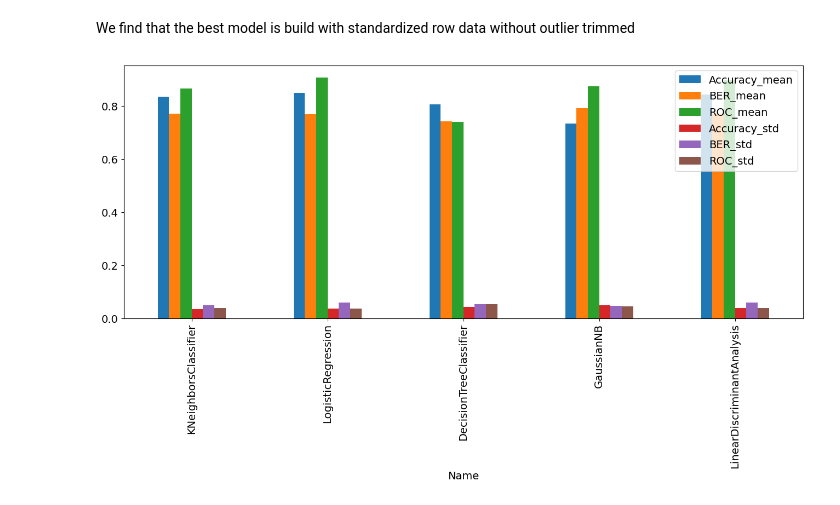
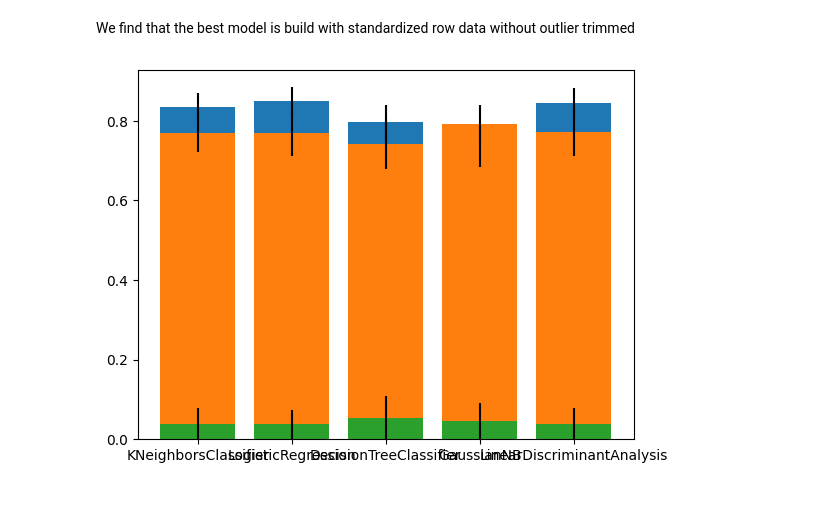
Before and after one commit to AdvancedGroupBootcamp/ai_marie_alex_moussa, a Jupyter notebook: ADA_Project/Model Comparaison.ipynb, the cells around one changed output. Drawn from its saved outputs; the diff is of its cells as text; code cells hidden in the pictures.

```diff
--- a/ADA_Project/Model Comparaison.ipynb
+++ b/ADA_Project/Model Comparaison.ipynb
@@ -300,8 +300,13 @@ accuracies_df.sort_values(by="Accuracy_mean",ascending=False)
 # %% [markdown]
 We find that the best model is build with standardized row data without outlier trimmed
 # %%
-accuracies_df[accuracies_df["data"]=="raw_standard"][["Name","Accuracy_mean","BER_mean","ROC_mean","Accuracy_std","BER_std","ROC_std"]].plot(kind="bar",x="Name",figsize=(16,6))
+error_df=accuracies_df[accuracies_df["data"]=="raw_standard"][["Name","Accuracy_mean",\
+    "BER_mean","ROC_mean","Accuracy_std","BER_std","ROC_std"]]
+    #.plot(kind="bar",x="Name",yerr=,figsize=(16,6))
 
+plt.bar(error_df.Name,error_df["Accuracy_mean"],yerr=error_df.Accuracy_std)
+plt.bar(error_df.Name,error_df["BER_mean"],yerr=error_df.BER_std)
+plt.bar(error_df.Name,error_df["ROC_std"],yerr=error_df.ROC_std)
 plt.show()
 # %% [output]
-[figure, old version]
+[figure, new version]
```
Also changed, not shown: parts of 16 cells of this notebook, 5 other files.
